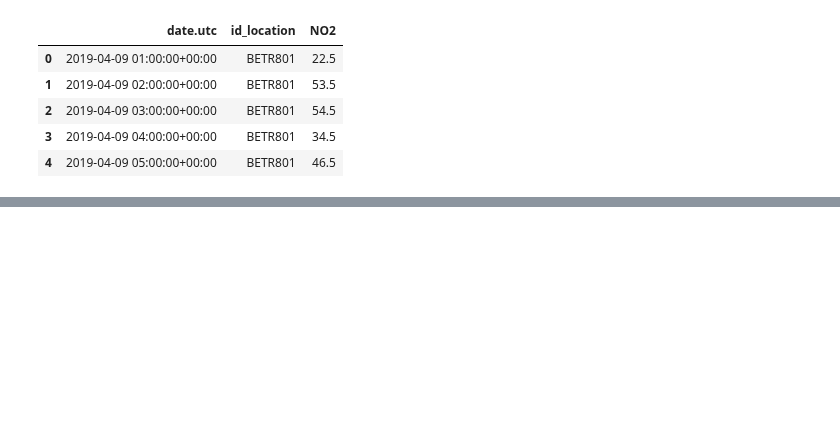
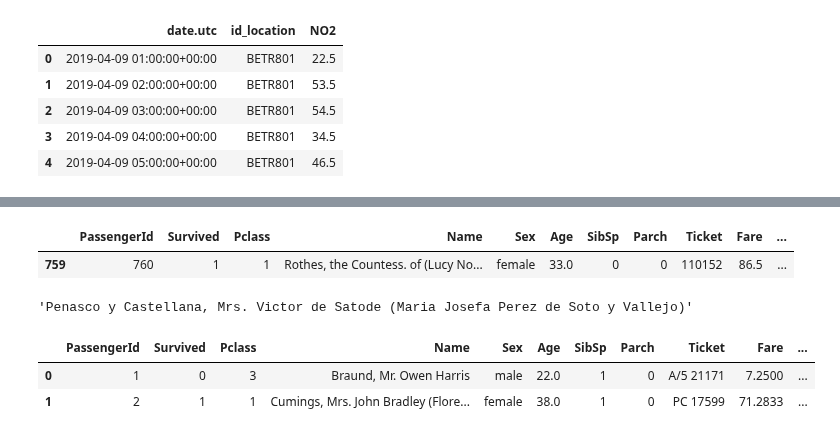
Before and after one commit to UtsavParashar/PythonProblems, a Jupyter notebook: PandasOffDoc.ipynb, the cells around one changed output, grey strips where cells are left out. Drawn from its saved outputs; the diff is of its cells as text; code cells hidden in the pictures; blank space fills up the shorter version.

Commit message:
String str accessor replace idxmax

```diff
--- a/PandasOffDoc.ipynb
+++ b/PandasOffDoc.ipynb
@@ -922,0 +965,3 @@ no_2.resample('D').mean().plot(style='-o', figsize=(12,6))
+# %%
+titanic['Surname'] = titanic.Name.str.split(',').str.get(0)
+titanic.head()
@@ -922,0 +975,16 @@ no_2.resample('D').mean().plot(style='-o', figsize=(12,6))
+# %%
+titanic[titanic.Name.str.contains('Countess')]
+# %% [output]
+|  | PassengerId | Survived | Pclass | Name | Sex | Age | SibSp | Parch | Ticket | Fare | ... |
+| 759 | 760 | 1 | 1 | Rothes, the Countess. of (Lucy No... | female | 33.0 | 0 | 0 | 110152 | 86.5 | ... |
+# %%
+titanic.loc[titanic.Name.str.len().idxmax()]['Name']
+# %% [output]
+'Penasco y Castellana, Mrs. Victor de Satode (Maria Josefa Perez de Soto y Vallejo)'
+# %%
+titanic['Sex_short'] = titanic.Sex.replace({'male':'M', 'female':'F'})
+titanic.head(2)
+# %% [output]
+|  | PassengerId | Survived | Pclass | Name | Sex | Age | SibSp | Parch | Ticket | Fare | ... |
+| 0 | 1 | 0 | 3 | Braund, Mr. Owen Harris | male | 22.0 | 1 | 0 | A/5 21171 | 7.2500 | ... |
+| 1 | 2 | 1 | 1 | Cumings, Mrs. John Bradley (Flore... | female | 38.0 | 1 | 0 | PC 17599 | 71.2833 | ... |
```
Also changed, not shown: parts of 73 cells of this notebook, 1 other file.
